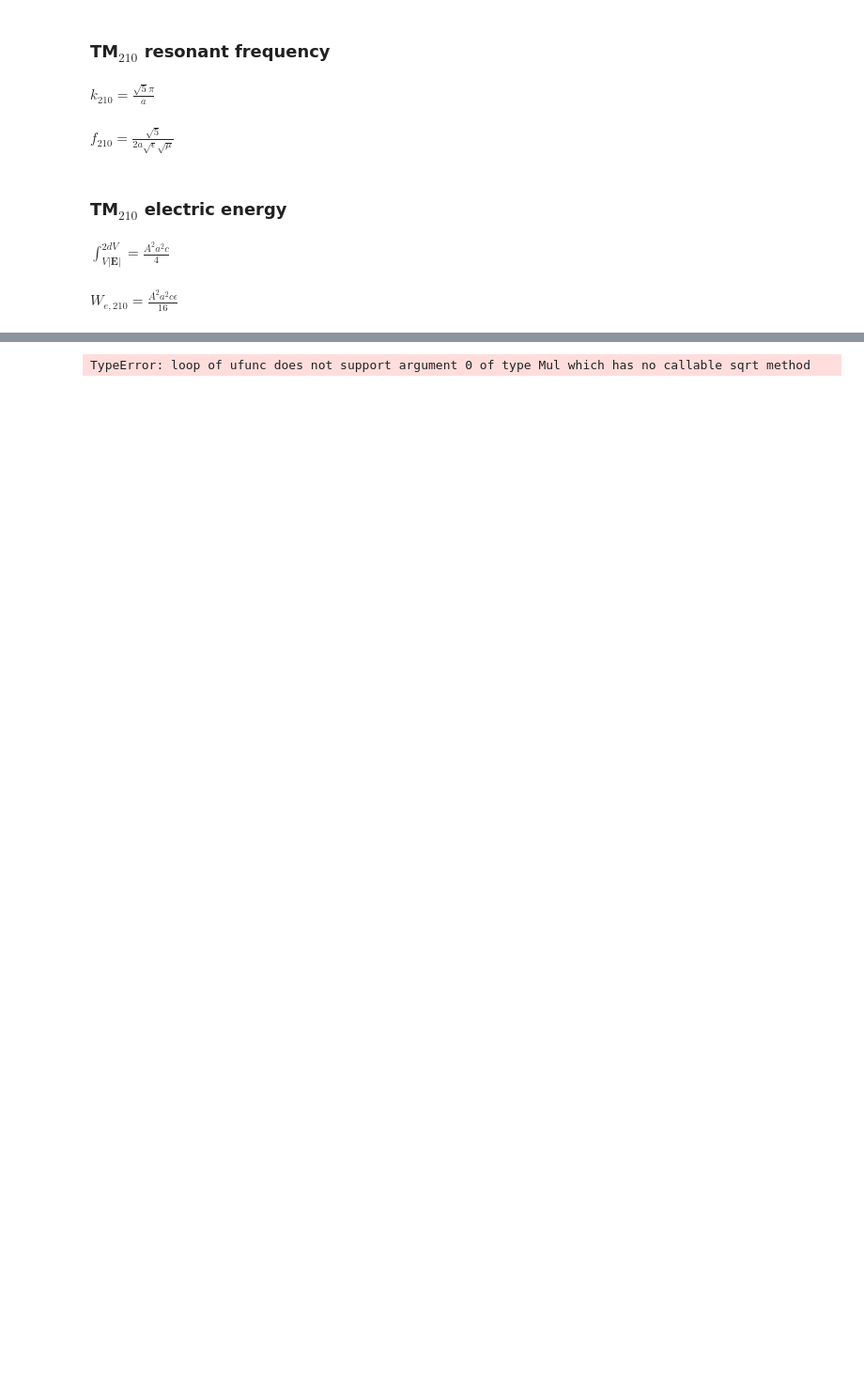
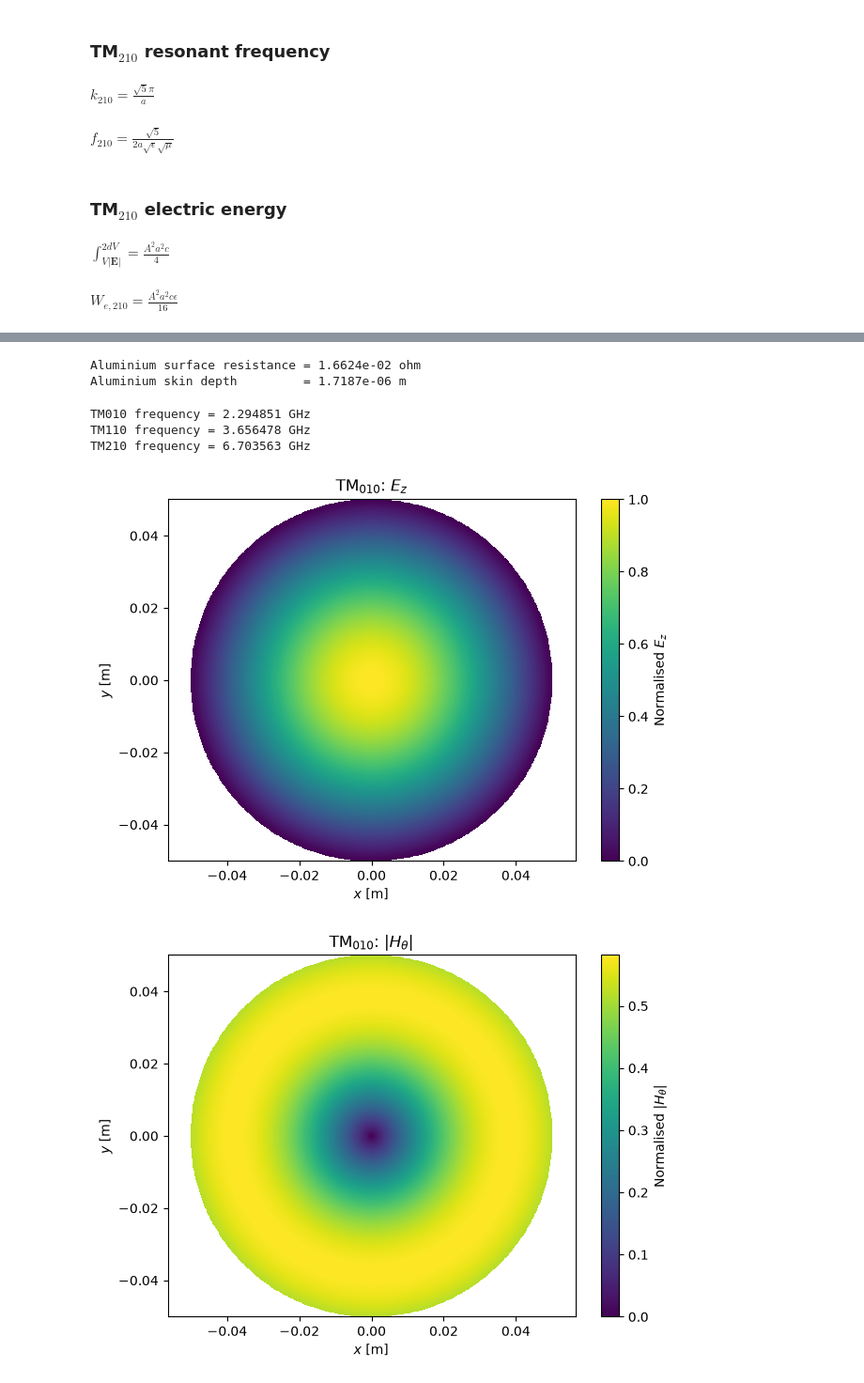
Before and after one commit to Deus-Ex-Machina2/PlasticToPower_EEE4022ProjectRepo, a Jupyter notebook: CPM_params_code.ipynb, the cells around one changed output, grey strips where cells are left out. Shown at 94% size. Cells and saved outputs as stored; diff of their text form; code cells hidden in the pictures; blank space fills up the shorter version.

```diff
--- a/CPM_params_code.ipynb
+++ b/CPM_params_code.ipynb
@@ -1323,7 +1383,7 @@ eps_num = eps0 * eps_r
 
 # Operating frequency target
 f_target = 2.45e9
-omega_target = 2*pi*f_target
+omega_target = 2*np.pi*f_target
 
 Rs_al = np.sqrt(
     omega_target * mu_num / (2*sigma_al)
@@ -1336,7 +1396,8 @@ delta_al = np.sqrt(
 print(f"Aluminium surface resistance = {Rs_al:.4e} ohm")
 print(f"Aluminium skin depth         = {delta_al:.4e} m")
 # %% [output]
-TypeError: loop of ufunc does not support argument 0 of type Mul which has no callable sqrt method
+Aluminium surface resistance = 1.6624e-02 ohm
+Aluminium skin depth         = 1.7187e-06 m
 # %%
 # ============================================================
 # NUMERICAL RESONANT FREQUENCIES
@@ -1344,12 +1405,12 @@ TypeError: loop of ufunc does not support argument 0 of type Mul which has no ca
 
 f010_num = (
     x01 * c0
-    / (2*pi*a_cyl)
+    / (2*np.pi*a_cyl)
 )
 
 f110_num = (
     x11 * c0
-    / (2*pi*a_cyl)
+    / (2*np.pi*a_cyl)
 )
 
 f210_num = (
@@ -1360,6 +1421,10 @@ f210_num = (
 print(f"TM010 frequency = {f010_num/1e9:.6f} GHz")
 print(f"TM110 frequency = {f110_num/1e9:.6f} GHz")
 print(f"TM210 frequency = {f210_num/1e9:.6f} GHz")
+# %% [output]
+TM010 frequency = 2.294851 GHz
+TM110 frequency = 3.656478 GHz
+TM210 frequency = 6.703563 GHz
 # %%
 # ============================================================
 # TM010 NUMERICAL FIELD ARRAYS
@@ -1369,7 +1434,7 @@ Nr = 300
 Ntheta = 360
 
 r_array = np.linspace(0, a_cyl, Nr)
-theta_array = np.linspace(0, 2*pi, Ntheta)
+theta_array = np.linspace(0, 2*np.pi, Ntheta)
 
 R, THETA = np.meshgrid(
     r_array,
@@ -1394,33 +1459,36 @@ plt.figure(figsize=(7, 5))
 plt.pcolormesh(
     R * np.cos(THETA),
     R * np.sin(THETA),
     Ez010_num,
     shading='auto'
 )
 
 plt.xlabel(r'$x$ [m]')
 plt.ylabel(r'$y$ [m]')
 plt.title(r'TM$_{010}$: $E_z$')
 plt.axis('equal')
 plt.colorbar(label=r'Normalised $E_z$')
 plt.show()
 
 # Plot Htheta magnitude
 plt.figure(figsize=(7, 5))
 
 plt.pcolormesh(
     R * np.cos(THETA),
     R * np.sin(THETA),
     np.abs(Htheta010_num),
     shading='auto'
 )
 
 plt.xlabel(r'$x$ [m]')
 plt.ylabel(r'$y$ [m]')
 plt.title(r'TM$_{010}$: $|H_\theta|$')
 plt.axis('equal')
 plt.colorbar(label=r'Normalised $|H_\theta|$')
 plt.show()
+# %% [output]
+[figure, added]
+[figure, added]
 # %%
 # ============================================================
 # TM110 NUMERICAL FIELD ARRAYS
```
Also changed, not shown: parts of 14 cells of this notebook.
